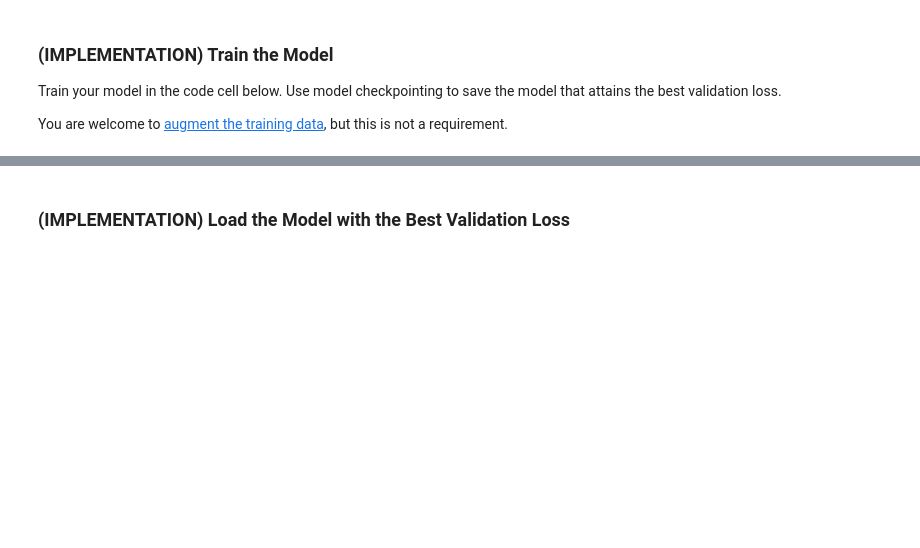
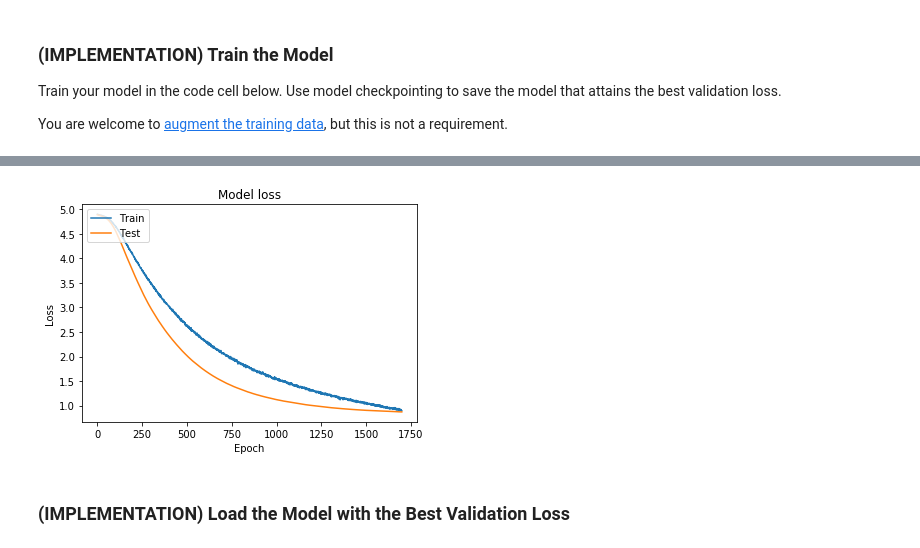
Before and after one commit to streed/dog-project, a Jupyter notebook: dog_app.ipynb, the cells around one changed output, grey strips where cells are left out. Drawn from its saved outputs; the diff is of its cells as text; code cells hidden in the pictures; blank space fills up the shorter version.

```diff
--- a/dog_app.ipynb
+++ b/dog_app.ipynb
@@ -408,9 +435,7 @@ You are welcome to [augment the training data](https://blog.keras.io/building-po
 # %%
-from keras.callbacks import ModelCheckpoint
+ ### TODO: specify the number of epochs that you would like to use to train the model.
 
-### TODO: specify the number of epochs that you would like to use to train the model.
-
-epochs = 10
+epochs = 120
 
 ### Do NOT modify the code below this line.
 
@@ -419,6 +444,6 @@ checkpointer = ModelCheckpoint(filepath='saved_models/weights.best.from_scratch.
 
 model.fit(train_tensors, train_targets,
           validation_data=(valid_tensors, valid_targets),
-          epochs=epochs, batch_size=20, callbacks=[checkpointer], verbose=1)
+          epochs=epochs, batch_size=60, callbacks=[checkpointer], verbose=1)
 # %% [output]
 Train on 6680 samples, validate on 835 samples
@@ -616,0 +625,17 @@ _________________________________________________________________
+# %%
+### TODO: Define your architecture.
+xception_model = Sequential()
+xception_model.add(Conv2D(8, 3, strides=2, input_shape=train_xception.shape[1:]))
+xception_model.add(MaxPooling2D())
+xception_model.add(Flatten())
+xception_model.add(Dense(2048, activation='relu'))
+xception_model.add(Dropout(0.5))
+xception_model.add(Dense(1024, activation='relu'))
+xception_model.add(Dropout(0.5))
+xception_model.add(Dense(512, activation='relu'))
+xception_model.add(Dropout(0.5))
+xception_model.add(Dense(len(dog_names)))
+xception_model.add(Activation('softmax'))
+
+
+xception_model.summary()
@@ -618,7 +661,8 @@ _________________________________________________________________
 ### (IMPLEMENTATION) Compile the Model
 # %%
 ### TODO: Compile the model.
-xception_model.compile(loss='categorical_crossentropy', optimizer='rmsprop', metrics=['accuracy'])
+rmsprop = optimizers.RMSprop(lr=0.000001)
+xception_model.compile(loss='categorical_crossentropy', optimizer=rmsprop, metrics=['accuracy'])
 # %% [markdown]
 ### (IMPLEMENTATION) Train the Model
 
@@ -630,8 +674,11 @@ You are welcome to [augment the training data](https://blog.keras.io/building-po
 checkpointer = ModelCheckpoint(filepath='saved_models/weights.best.xception.hdf5',
                                verbose=1, save_best_only=True)
 
-xception_model.fit(train_xception, train_targets,
+epochs = 1700
+batch_size = 100
+
+history = xception_model.fit(train_xception, train_targets,
           validation_data=(valid_xception, valid_targets),
-          epochs=20, batch_size=20, callbacks=[checkpointer], verbose=1)
+          epochs=epochs, batch_size=batch_size, callbacks=[checkpointer], verbose=1)
 # %% [output]
 Train on 6680 samples, validate on 835 samples
@@ -655,3 +701,13 @@ Epoch 20/20
+# %%
+plt.plot(history.history['loss'])
+plt.plot(history.history['val_loss'])
+plt.title('Model loss')
+plt.ylabel('Loss')
+plt.xlabel('Epoch')
+plt.legend(['Train', 'Test'], loc='upper left')
+plt.show()
+# %% [output]
+[figure, added]
 # %% [markdown]
 ### (IMPLEMENTATION) Load the Model with the Best Validation Loss
 # %%
```
Also changed, not shown: parts of 26 cells of this notebook, 2 other files.
